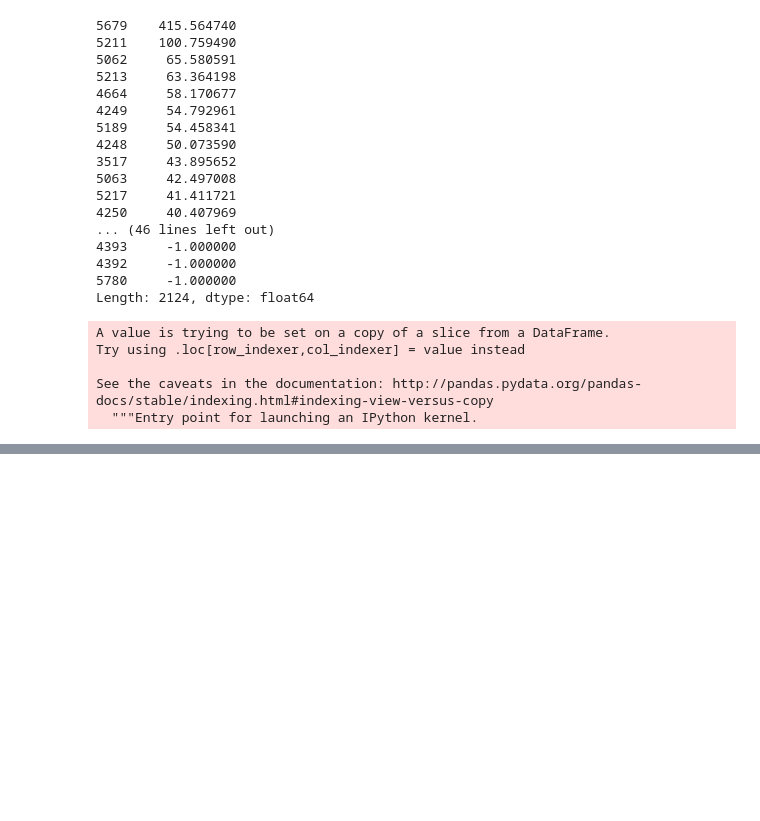
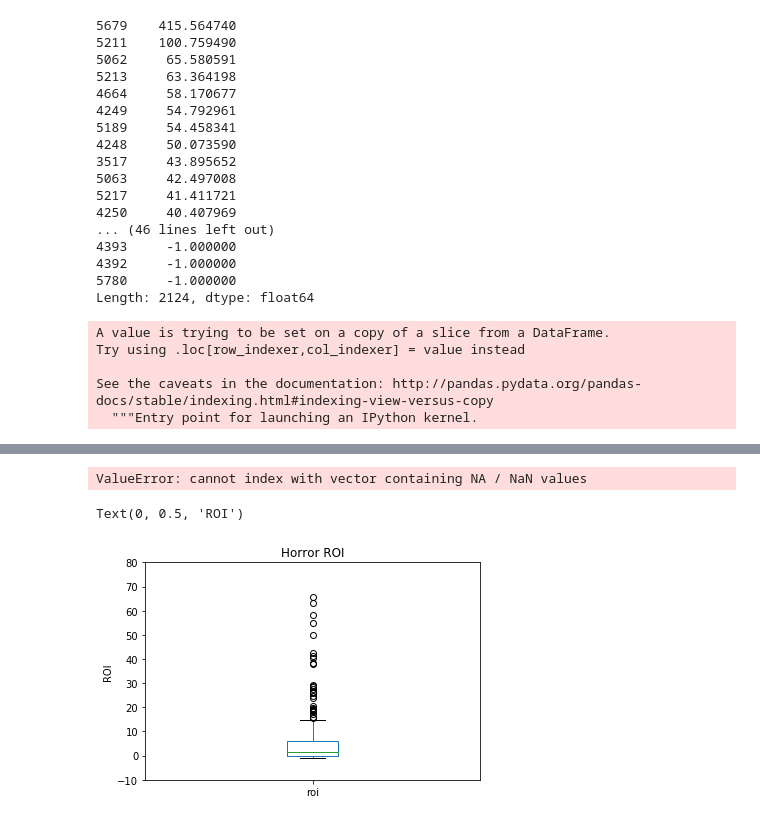
Before and after one commit to Mcllstr/ds-project-1-movie-analysis, a Jupyter notebook: seansEDA.ipynb, the cells around one changed output, grey strips where cells are left out. Cells and saved outputs as stored; diff of their text form; code cells hidden in the pictures; blank space fills up the shorter version.

Commit message:
worked on main df (joined two) + made horror_df

```diff
--- a/seansEDA.ipynb
+++ b/seansEDA.ipynb
@@ -420,0 +488,2 @@ tn_movie_budgets_clip.sort_values('roi', ascending=False)
+# %%
+the_df.fillna('Unknown', inplace = True)
@@ -420,0 +516,4 @@ tn_movie_budgets_clip.sort_values('roi', ascending=False)
+# %%
+for index, element in enumerate(the_df['roi']):
+    if (element < -0.9999999) & (element > -1.01):
+        the_df['roi'][index] = np.nan
@@ -420,0 +545,15 @@ tn_movie_budgets_clip.sort_values('roi', ascending=False)
+# %%
+horror_df = the_df[the_df['genres'].str.contains('Horror')]
+# %% [output]
+ValueError: cannot index with vector containing NA / NaN values
+# %%
+the_df['genres'].fillna('Empty', inplace=True)
+# %%
+horror_df = the_df[the_df['genres'].str.contains('Horror')]
+# %%
+horror_df['roi'].plot(kind='box', ylim =(-10, 80))
+plt.title('Horror ROI')
+plt.ylabel('ROI')
+# %% [output]
+Text(0, 0.5, 'ROI')
+[figure, added]
```
Also changed, not shown: parts of 31 cells of this notebook.
